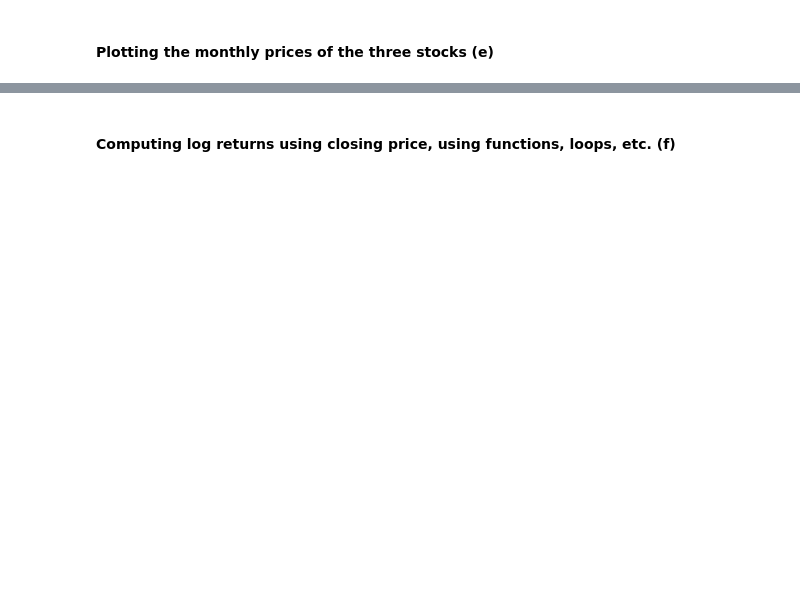
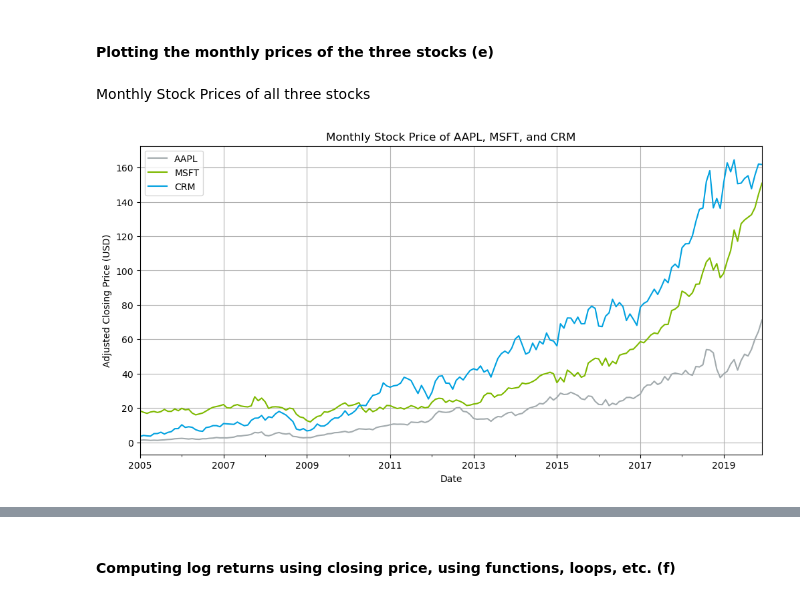
Before and after one commit to mcarbajal2/IFI8420-Assignments, a Jupyter notebook: Assignment 1/Assignment1.ipynb, the cells around one changed output, grey strips where cells are left out. Saved outputs shown, nothing was run; the diff lists cells and outputs as text; code cells hidden in the pictures; blank space fills up the shorter version.

```diff
--- a/Assignment 1/Assignment1.ipynb
+++ b/Assignment 1/Assignment1.ipynb
@@ -225,2 +235,14 @@ dtype: object
 # %% [markdown]
 #### Plotting the monthly prices of the three stocks (<b>e</b>)
+# %% [markdown]
+Monthly Stock Prices of all three stocks
+# %%
+adjusted_close['AAPL'].plot(title = "Monthly Stock Price of AAPL, MSFT, and CRM", color = "#A2AAAD", figsize=(12, 6))
+adjusted_close['MSFT'].plot(color = "#7EB900", figsize=(12, 6))
+adjusted_close['CRM'].plot(color = "#00A1E0", figsize=(12, 6))
+plt.ylabel('Adjusted Closing Price (USD)')
+plt.grid(True)
+plt.legend(['AAPL', 'MSFT', 'CRM'])
+plt.show()
+# %% [output]
+[figure, added]
```
Also changed, not shown: parts of 22 cells of this notebook.
